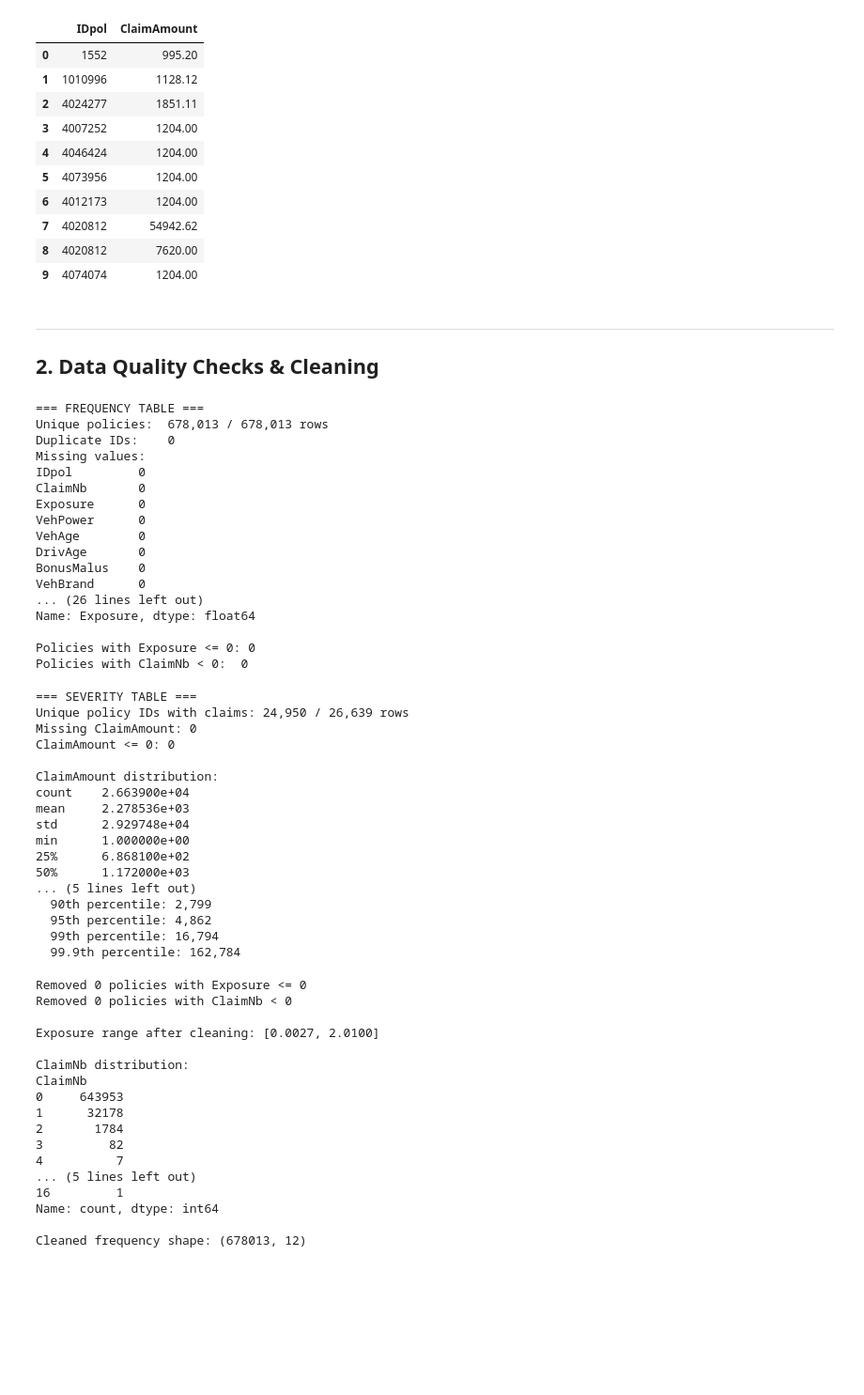
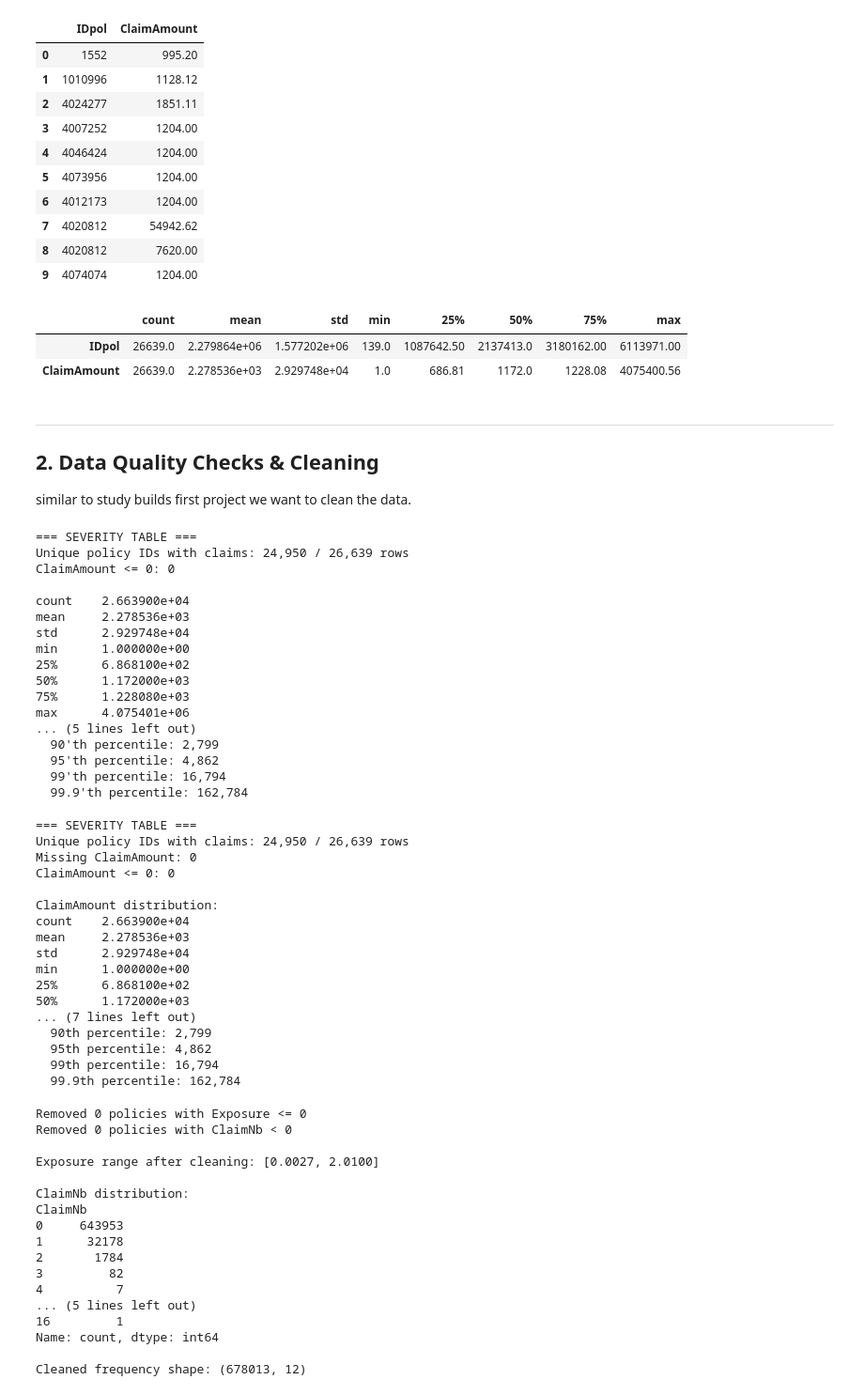
Before and after one commit to AradPilevarJavid/studybuild-data-analysis-, a Jupyter notebook: notebooks/analysis.ipynb, the cells around one changed output. Shown at 94% size. Saved outputs shown, nothing was run; the diff lists cells and outputs as text; code cells hidden in the pictures; blank space fills up the shorter version.

```diff
--- a/notebooks/analysis.ipynb
+++ b/notebooks/analysis.ipynb
@@ -111,55 +130,57 @@ sev.head(10)
 | 7 | 4020812 | 54942.62 |
 | 8 | 4020812 | 7620.00 |
 | 9 | 4074074 | 1204.00 |
+# %%
+sev.describe().T
+# %% [output]
+|  | count | mean | std | min | 25% | 50% | 75% | max |
+| IDpol | 26639.0 | 2.279864e+06 | 1.577202e+06 | 139.0 | 1087642.50 | 2137413.0 | 3180162.00 | 6113971.00 |
+| ClaimAmount | 26639.0 | 2.278536e+03 | 2.929748e+04 | 1.0 | 686.81 | 1172.0 | 1228.08 | 4075400.56 |
 # %% [markdown]
 ---
 ## 2. Data Quality Checks & Cleaning
+
+similar to study builds first project we want to clean the data.
 # %%
-# --- Frequency table quality ---
-print('=== FREQUENCY TABLE ===')
-print(f'Unique policies:  {freq["IDpol"].nunique():,} / {len(freq):,} rows')
-print(f'Duplicate IDs:    {len(freq) - freq["IDpol"].nunique():,}')
-print(f'Missing values:\n{freq.isnull().sum()}')
+print(f'{RED}=== SEVERITY TABLE ==={RESET}')
+print(f'Unique policy IDs with claims: {sev["IDpol"].nunique():,} / {len(sev):,} rows')
+print(f'ClaimAmount <= 0: {(sev["ClaimAmount"] <= 0).sum()}')
 print()
-print('ClaimNb stats:')
-print(freq['ClaimNb'].describe())
+print(sev['ClaimAmount'].describe())
 print()
-print('Exposure stats:')
-print(freq['Exposure'].describe())
-print()
-# Check for negative / zero exposure
-print(f'Policies with Exposure <= 0: {(freq["Exposure"] <= 0).sum()}')
-print(f'Policies with ClaimNb < 0:  {(freq["ClaimNb"] < 0).sum()}')
+
+for p in [1, 10, 50, 90, 95, 99, 99.9]:
+    print(f"  {p}'th percentile: {sev["ClaimAmount"].quantile(p/100):,.0f} --> the 1% cheapest claims are at maximum 40 eurors" if p == 1 else f"  {p}'th percentile: {sev["ClaimAmount"].quantile(p/100):,.0f}")
 # %% [output]
-=== FREQUENCY TABLE ===
-Unique policies:  678,013 / 678,013 rows
-Duplicate IDs:    0
-Missing values:
-IDpol         0
-ClaimNb       0
-Exposure      0
-VehPower      0
-VehAge        0
-DrivAge       0
-BonusMalus    0
-VehBrand      0
-... (26 lines left out)
-Name: Exposure, dtype: float64
+=== SEVERITY TABLE ===
+Unique policy IDs with claims: 24,950 / 26,639 rows
+ClaimAmount <= 0: 0
 
-Policies with Exposure <= 0: 0
-Policies with ClaimNb < 0:  0
+count    2.663900e+04
+mean     2.278536e+03
+std      2.929748e+04
+min      1.000000e+00
+25%      6.868100e+02
+50%      1.172000e+03
+75%      1.228080e+03
+max      4.075401e+06
+... (5 lines left out)
+  90'th percentile: 2,799
+  95'th percentile: 4,862
+  99'th percentile: 16,794
+  99.9'th percentile: 162,784
 # %%
 # --- Severity table quality ---
-print('=== SEVERITY TABLE ===')
+print(f'{RED}=== SEVERITY TABLE ==={RESET}')
 print(f'Unique policy IDs with claims: {sev["IDpol"].nunique():,} / {len(sev):,} rows')
 print(f'Missing ClaimAmount: {sev["ClaimAmount"].isnull().sum()}')
 print(f'ClaimAmount <= 0: {(sev["ClaimAmount"] <= 0).sum()}')
 print()
-print('ClaimAmount distribution:')
-print(sev['ClaimAmount'].describe())
+print(f'{RED}ClaimAmount distribution:{RESET}')
+print(sev['ClaimAmount'].describe().T)
 print()
 # Percentiles for severity
-for p in [50, 90, 95, 99, 99.9]:
+for p in [1, 10, 50, 90, 95, 99, 99.9]:
     print(f'  {p}th percentile: {sev["ClaimAmount"].quantile(p/100):,.0f}')
 # %% [output]
 === SEVERITY TABLE ===
@@ -174,7 +195,7 @@ std      2.929748e+04
 min      1.000000e+00
 25%      6.868100e+02
 50%      1.172000e+03
-... (5 lines left out)
+... (7 lines left out)
   90th percentile: 2,799
   95th percentile: 4,862
   99th percentile: 16,794
```
Also changed, not shown: parts of 10 cells of this notebook.
